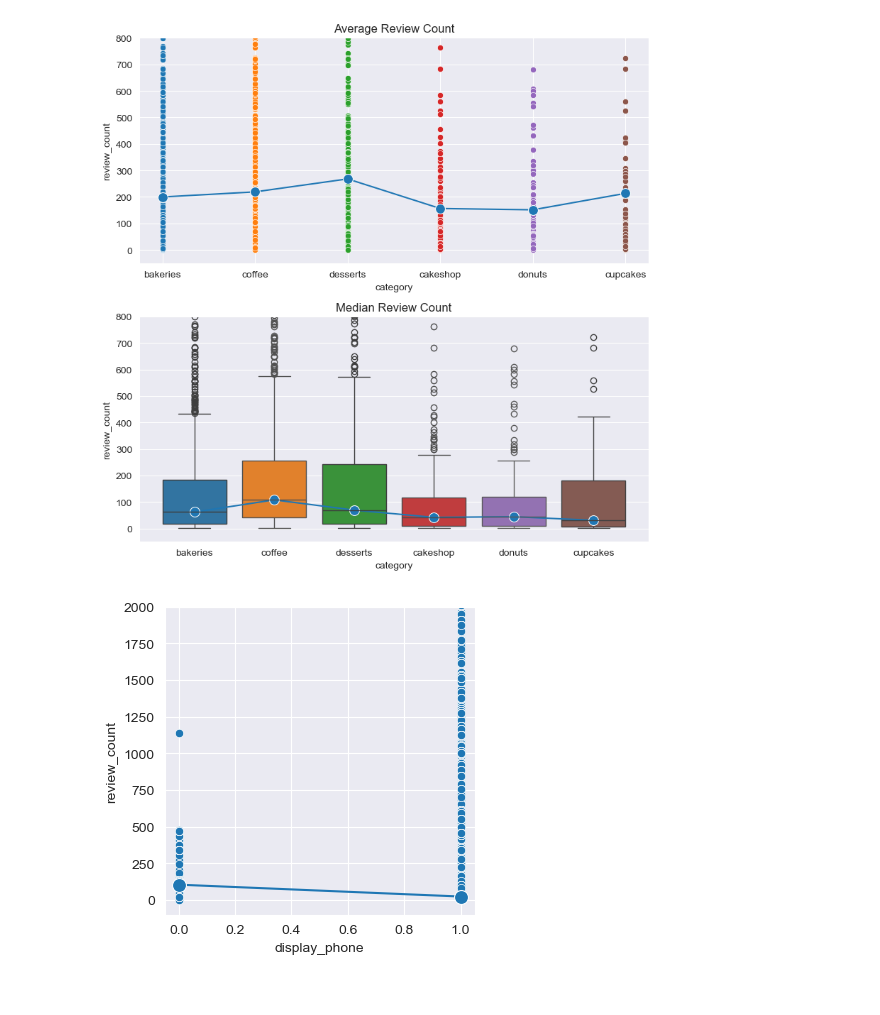
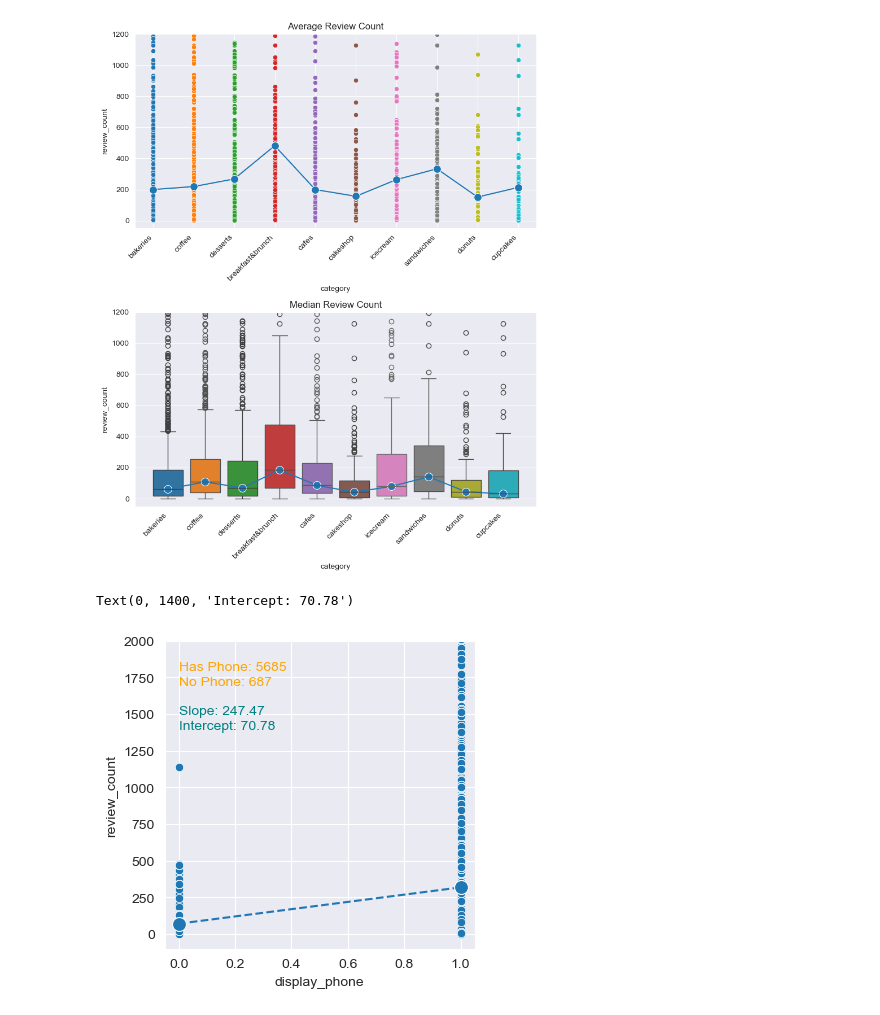
Before and after one commit to anderoos/analysis-of-nyc-bakeries, a Jupyter notebook: summary_analysis.ipynb, the cells around one changed output. Saved outputs shown, nothing was run; the diff lists cells and outputs as text; code cells hidden in the pictures.

```diff
--- a/summary_analysis.ipynb
+++ b/summary_analysis.ipynb
@@ -26,3 +30,7 @@ df_main.head()
 | 4 | 0kW0112jMERVjpRzWT4F7Q | La Bicyclette Bakery | 84 | bakeries | 5.0 | True | True | NaN | 40.714400 | ... |
 | 6 | XSwagBljEsxG2i1rq4GEAQ | Almondine Bakery | 404 | bakeries | 4.0 | True | True | 2.0 | 40.703317 | ... |
 | 8 | fPQ2eE9lm8tc87O5-GLjyA | Mille-Feuille Bakery | 441 | coffee | 4.5 | True | True | 2.0 | 40.782425 | ... |
+# %%
+# Top Ranking Business Categories in Dessert Cohort
+df_category_rankings = df_main.category.value_counts().reset_index()
+df_category_rankings.head()
@@ -34,11 +49,10 @@ df_main.category.value_counts()
 
 # Plot business types
     # Generate Figure
-fig, ax = plt.subplots(3, 2, figsize=(8, 10))
-fig.suptitle('Rating Distribution of Pastry Businesses')
+fig, ax = plt.subplots(5, 2, figsize=(8, 20))
 
-    # Define categories of interest
-categories = ['bakeries', 'coffee', 'desserts', 'cakeshop', 'donuts', 'cupcakes']
+    # Define categories of interest -- top 10 categories
+categories = df_category_rankings.iloc[:10,:].category
 
     # Flatten 2D array and iterate through it along with the categories and titles
 for axis, category, title in zip(ax.flatten(), categories, [cat.title() for cat in categories]):
@@ -51,7 +65,7 @@ for axis, category, title in zip(ax.flatten(), categories, [cat.title() for cat
     axis.text(0, 425, f"Observations: {len(round(df_main[df_main['category'] == category], 2))}", color='orange')
 
 # Set chart limits
-for r in range(3):
+for r in range(5):
     for c in range(2):
         ax[r, c].set_ylim(0, 500)
         ax[r, c].set_xlim(0, 5)
@@ -63,32 +77,63 @@ plt.show()
 # %%
 # Plot review counts
-fig1,ax1 = plt.subplots(2,1, figsize=(8,8))
+# Figure
+fig1,ax1 = plt.subplots(2,1, figsize=(8,10))
+
 review_count_means = []
 review_count_medians = []
+
+# Graph Loop
 for category in categories:
+    # Generate scatterplot for each business vs review_count
     sns.scatterplot(data=df_main[df_main['category'] == category], x='category', y='review_count', ax=ax1[0])
+        # Add title and set y limits
     ax1[0].set_title("Average Review Count")
-    ax1[0].set_ylim(-50, 800)
+    ax1[0].set_ylim(-50, 1200)
+    # Create box plot as second plot
+    sns.boxplot(data=df_main[df_main['category'] == category], x='category', y='review_count', ax=ax1[1])
+        # Add title and limits
+    ax1[1].set_title("Median Review Count")
+    ax1[1].set_ylim(-50, 1200)
+    # Rotate xtick labels on x-axis
+    ax1[1].set_xticklabels(categories, rotation=45, ha='right')
+    ax1[0].set_xticklabels(categories, rotation=45, ha='right')
+    # Calculate mean and medians for respective category
     review_count_means.append(df_main[df_main['category'] == category].review_count.mean())
-    sns.boxplot(data=df_main[df_main['category'] == category], x='category', y='review_count', ax=ax1[1])
-    ax1[1].set_title("Median Review Count")
-    ax1[1].set_ylim(-50, 800)
     review_count_medians.append(df_main[df_main['category'] == category].review_count.median())
 
+# Overlay line plot on top of scatter and box charts to visualize median and mean
 sns.lineplot(review_count_means, marker='o', markersize=10, ax=ax1[0])
 sns.lineplot(review_count_medians, marker='o', markersize=10, ax=ax1[1])
+
 plt.tight_layout()
 plt.show()
 # %% [output]
-[figure, old version]
+[figure, new version]
 # %%
-# Phone number comparison
+# Phone number comparison, does having a phone number affect business traffic?
+# Generate subplot
 fig2,ax2 = plt.subplots(figsize=(4,4))
+    # Unsampled
+        # Add scatterplot of having phone vs not having phone
 sns.scatterplot(data=df_main, x='display_phone', y='review_count', ax=ax2)
-review_count_medians_w_phone = [df_main[df_main['display_phone'] == True].review_count.median(),
-                                df_main[df_main['display_phone'] == False].review_count.median()]
-sns.lineplot(review_count_medians_w_phone, marker='o', markersize=10, ax=ax2)
+        # Define populations
+has_phone_df = df_main[df_main['display_phone'] == True]
+no_phone_df = df_main[df_main['display_phone'] == False]
+        # Mean value of True False values
+review_count_means_w_phone = [no_phone_df.review_count.mean(), has_phone_df.review_count.mean()]
+sns.lineplot(review_count_means_w_phone, marker='o', markersize=10, linestyle='--', ax=ax2)
+        # Add observations
+ax2.text(0, 1800, f"Has Phone: {len(has_phone_df)}", color='orange')
+ax2.text(0, 1700, f"No Phone: {len(no_phone_df)}", color='orange')
+        # Add y-limit
 ax2.set_ylim(-100,2000)
-plt.show()
+
+# Get Slope
+import statsmodels.api as sm
+phone_model = sm.OLS.from_formula('review_count ~ display_phone', data=df_main)
+phone_params = phone_model.fit().params
+ax2.text(0, 1500, f"Slope: {round(phone_params[1], 2)}", color='teal')
+ax2.text(0, 1400, f"Intercept: {round(phone_params[0], 2)}", color='teal')
 # %% [output]
+Text(0, 1400, 'Intercept: 70.78')
-[figure, old version]
+[figure, new version]
```
Also changed, not shown: parts of 11 cells of this notebook, 2 other files.
